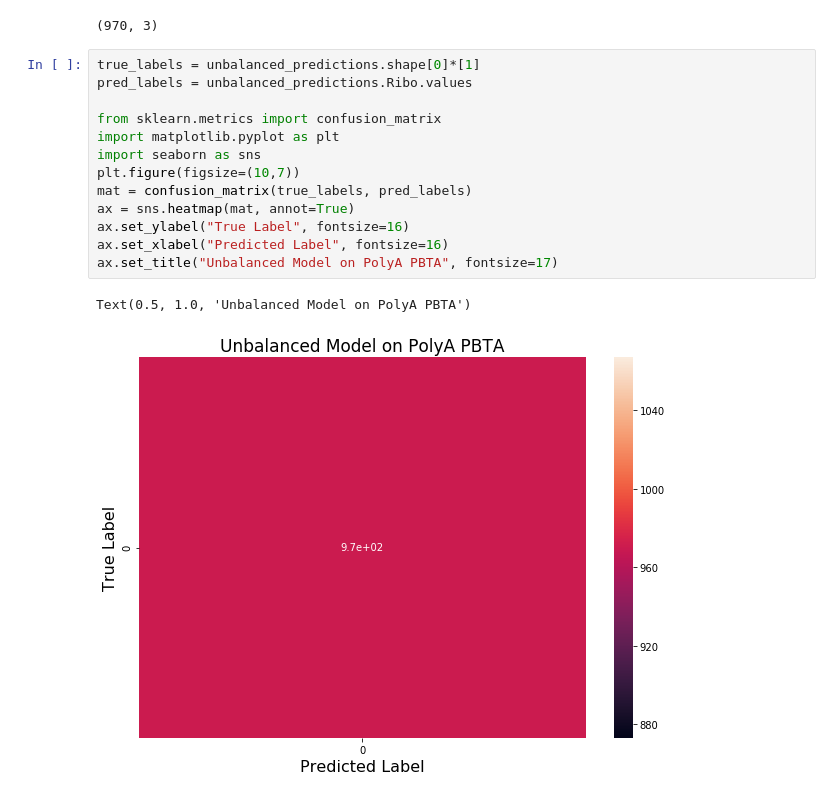
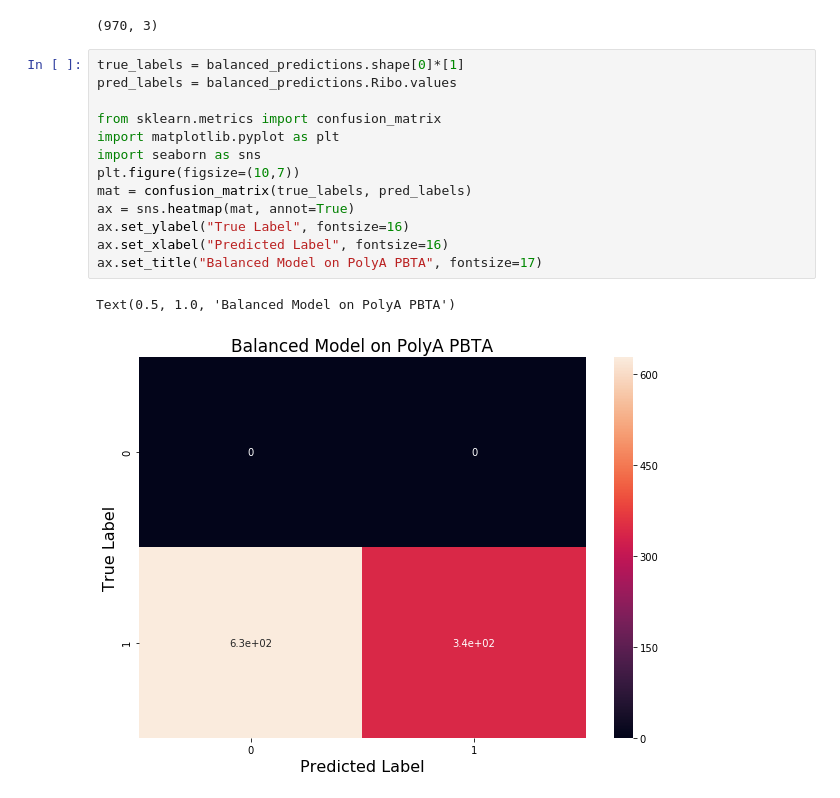
Before and after one commit to ioannisa92/RiboVsPolyA, a Jupyter notebook: examples/openPBTA_riboD.ipynb, the cells around one changed output. Drawn from its saved outputs; the diff is of its cells as text.

```diff
--- a/examples/openPBTA_riboD.ipynb
+++ b/examples/openPBTA_riboD.ipynb
@@ -140,18 +140,18 @@ unbalanced_predictions.shape
 # %% [output]
 (970, 3)
 # %%
-true_labels = unbalanced_predictions.shape[0]*[1]
-pred_labels = unbalanced_predictions.Ribo.values
+true_labels = balanced_predictions.shape[0]*[1]
+pred_labels = balanced_predictions.Ribo.values
 
 from sklearn.metrics import confusion_matrix
 import matplotlib.pyplot as plt
 import seaborn as sns
 plt.figure(figsize=(10,7))
 mat = confusion_matrix(true_labels, pred_labels)
 ax = sns.heatmap(mat, annot=True)
 ax.set_ylabel("True Label", fontsize=16)
 ax.set_xlabel("Predicted Label", fontsize=16)
-ax.set_title("Unbalanced Model on PolyA PBTA", fontsize=17)
+ax.set_title("Balanced Model on PolyA PBTA", fontsize=17)
 # %% [output]
-Text(0.5, 1.0, 'Unbalanced Model on PolyA PBTA')
+Text(0.5, 1.0, 'Balanced Model on PolyA PBTA')
-[figure, old version]
+[figure, new version]
```
Also changed, not shown: parts of 1 cell of this notebook, 6 other files.
